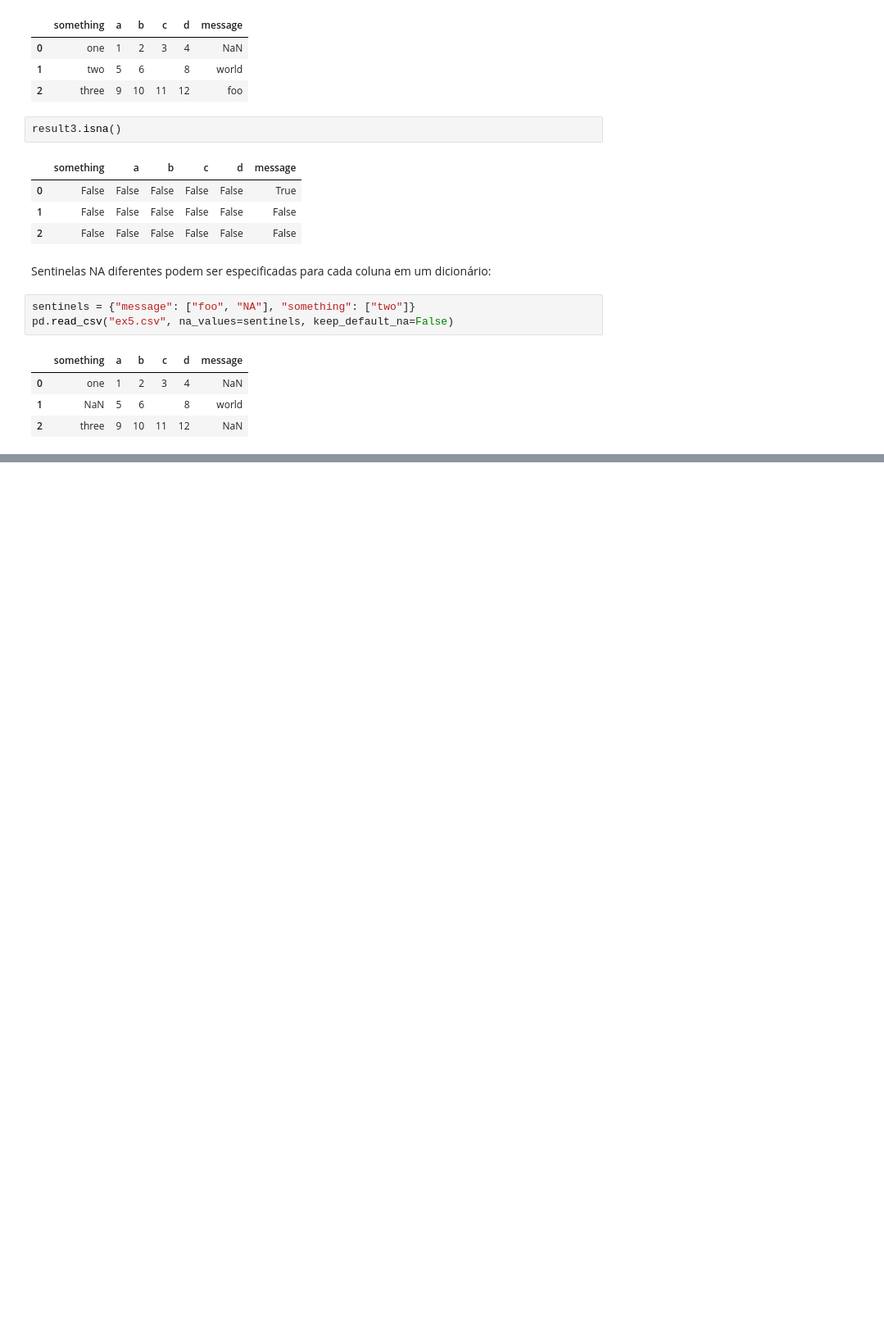
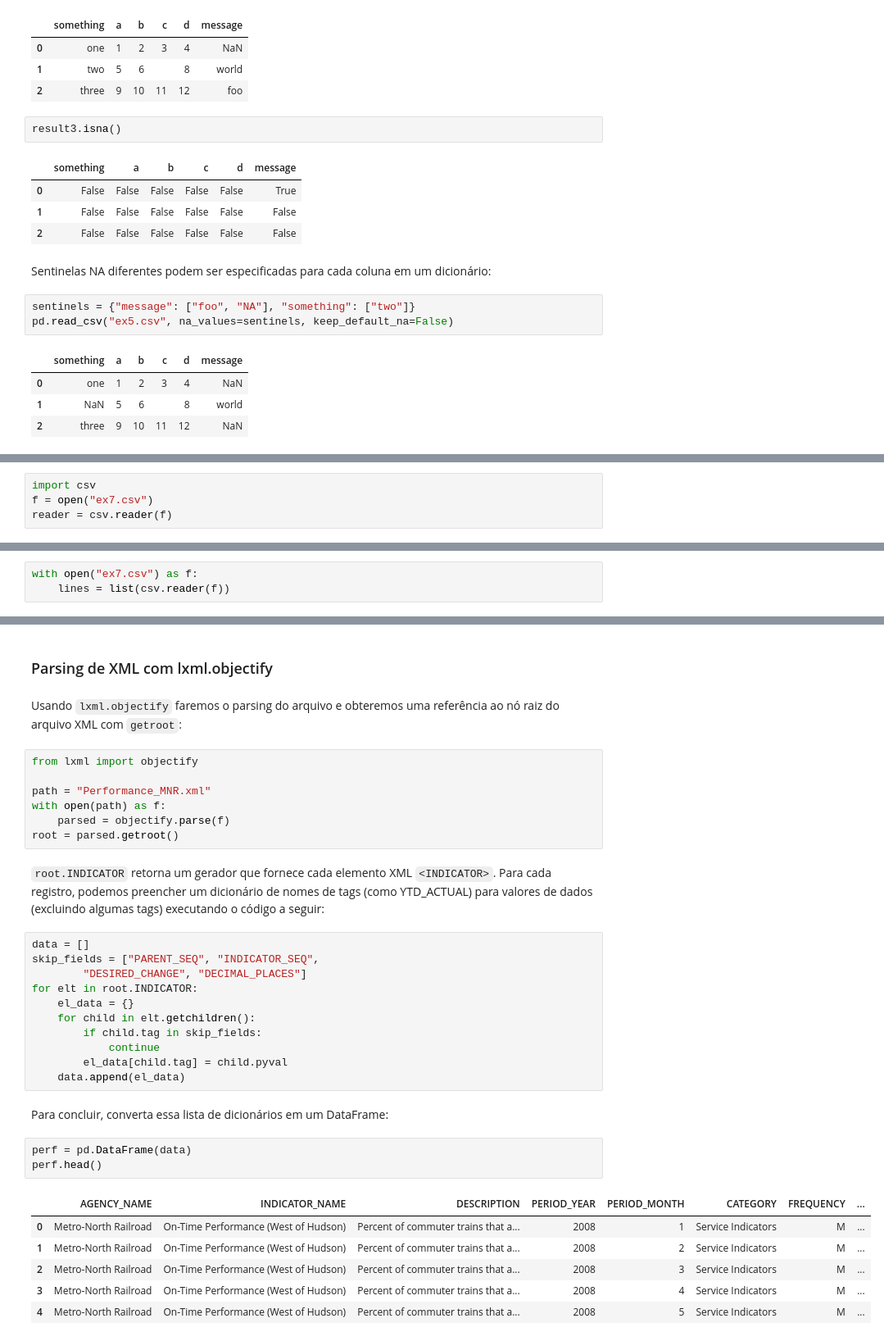
Before and after one commit to isaiassousa032/python-para-analise-de-dados-livro, a Jupyter notebook: Capitulo 6.ipynb, the cells around one changed output, grey strips where cells are left out. Shown at 82% size. Drawn from its saved outputs; the diff is of its cells as text; blank space fills up the shorter version.

```diff
--- a/Capitulo 6.ipynb
+++ b/Capitulo 6.ipynb
@@ -197,0 +274,4 @@ pd.read_csv("ex5.csv", na_values=sentinels, keep_default_na=False)
+# %%
+import csv
+f = open("ex7.csv")
+reader = csv.reader(f)
@@ -197,0 +291,3 @@ pd.read_csv("ex5.csv", na_values=sentinels, keep_default_na=False)
+# %%
+with open("ex7.csv") as f:
+    lines = list(csv.reader(f))
@@ -197,0 +392,40 @@ pd.read_csv("ex5.csv", na_values=sentinels, keep_default_na=False)
+# %% [markdown]
+### Parsing de XML com lxml.objectify
+# %% [markdown]
+Usando `lxml.objectify` faremos o parsing do arquivo e obteremos uma referência
+ao nó raiz do arquivo XML com `getroot`:
+# %%
+from lxml import objectify
+
+path = "Performance_MNR.xml"
+with open(path) as f:
+    parsed = objectify.parse(f)
+root = parsed.getroot()
+# %% [markdown]
+`root.INDICATOR` retorna um gerador que fornece cada elemento XML
+`<INDICATOR>`. Para cada registro, podemos preencher um dicionário de nomes
+de tags (como YTD_ACTUAL) para valores de dados (excluindo algumas tags)
+executando o código a seguir:
+# %%
+data = []
+skip_fields = ["PARENT_SEQ", "INDICATOR_SEQ",
+        "DESIRED_CHANGE", "DECIMAL_PLACES"]
+for elt in root.INDICATOR:
+    el_data = {}
+    for child in elt.getchildren():
+        if child.tag in skip_fields:
+            continue
+        el_data[child.tag] = child.pyval
+    data.append(el_data)
+# %% [markdown]
+Para concluir, converta essa lista de dicionários em um DataFrame:
+# %%
+perf = pd.DataFrame(data)
+perf.head()
+# %% [output]
+|  | AGENCY_NAME | INDICATOR_NAME | DESCRIPTION | PERIOD_YEAR | PERIOD_MONTH | CATEGORY | FREQUENCY | ... |
+| 0 | Metro-North Railroad | On-Time Performance (West of Hudson) | Percent of commuter trains that a... | 2008 | 1 | Service Indicators | M | ... |
+| 1 | Metro-North Railroad | On-Time Performance (West of Hudson) | Percent of commuter trains that a... | 2008 | 2 | Service Indicators | M | ... |
+| 2 | Metro-North Railroad | On-Time Performance (West of Hudson) | Percent of commuter trains that a... | 2008 | 3 | Service Indicators | M | ... |
+| 3 | Metro-North Railroad | On-Time Performance (West of Hudson) | Percent of commuter trains that a... | 2008 | 4 | Service Indicators | M | ... |
+| 4 | Metro-North Railroad | On-Time Performance (West of Hudson) | Percent of commuter trains that a... | 2008 | 5 | Service Indicators | M | ... |
```
Also changed, not shown: parts of 49 cells of this notebook, 5 other files.
